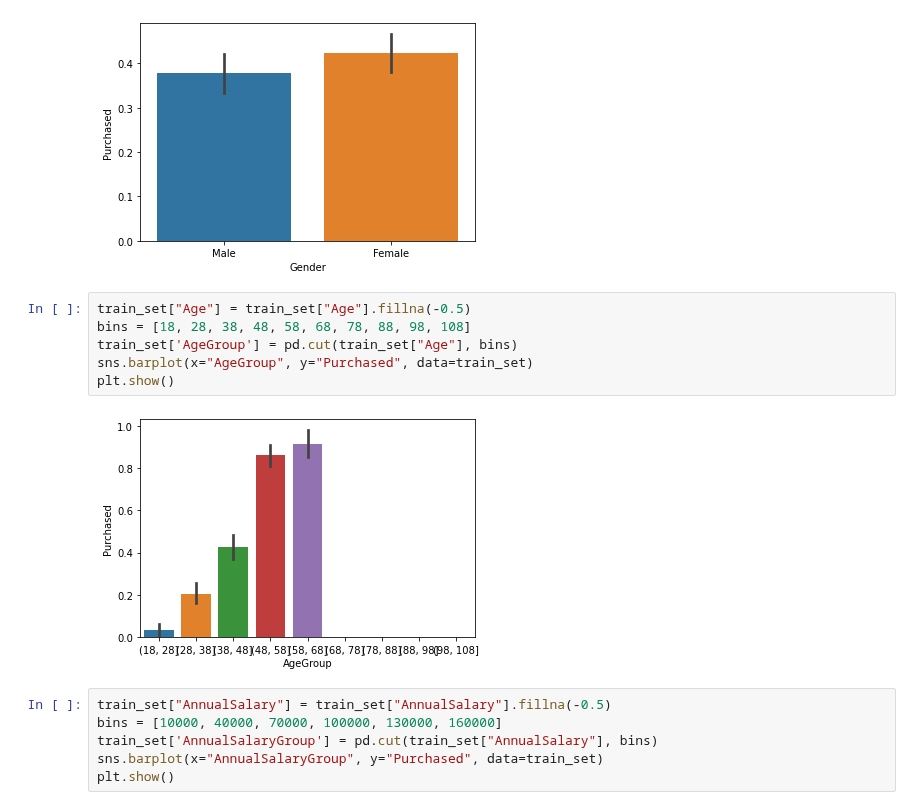
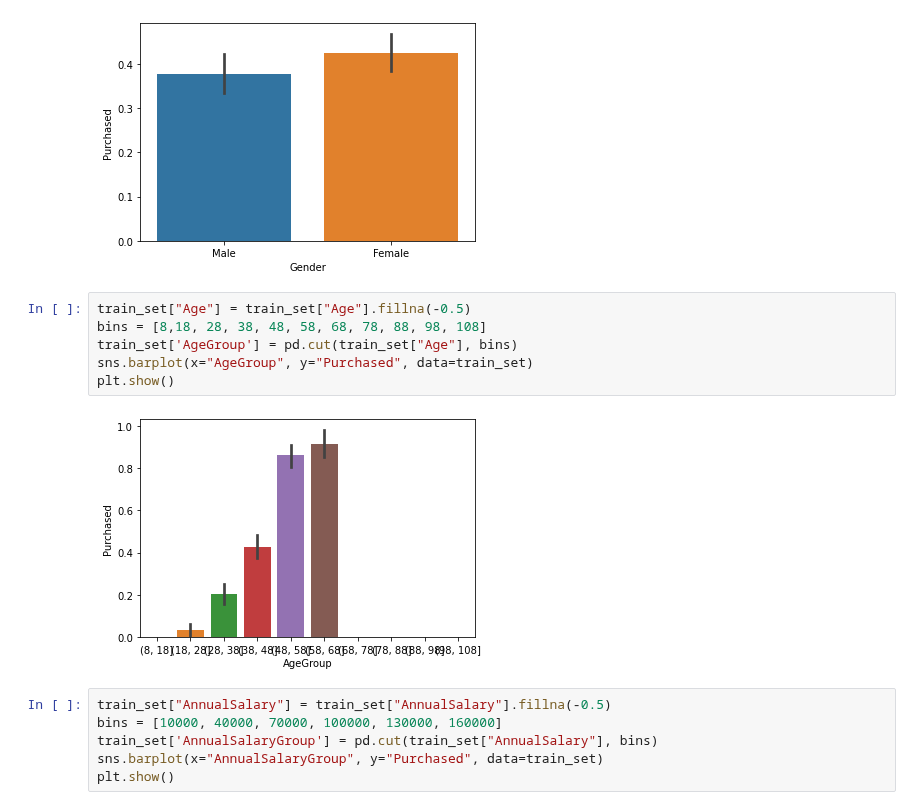
Before and after one commit to sinisaninkovic/project, a Jupyter notebook: ML Task.ipynb, the cells around one changed output. Drawn from its saved outputs; the diff is of its cells as text.

```diff
--- a/ML Task.ipynb
+++ b/ML Task.ipynb
@@ -53,12 +53,12 @@ Percentage of female who purchased: 42.44186046511628
 [figure]
 # %%
 train_set["Age"] = train_set["Age"].fillna(-0.5)
-bins = [18, 28, 38, 48, 58, 68, 78, 88, 98, 108]
+bins = [8,18, 28, 38, 48, 58, 68, 78, 88, 98, 108]
 train_set['AgeGroup'] = pd.cut(train_set["Age"], bins)
 sns.barplot(x="AgeGroup", y="Purchased", data=train_set)
 plt.show()
 # %% [output]
-[figure, old version]
+[figure, new version]
 # %%
 train_set["AnnualSalary"] = train_set["AnnualSalary"].fillna(-0.5)
 bins = [10000, 40000, 70000, 100000, 130000, 160000]
```
Also changed, not shown: parts of 5 cells of this notebook, 1 other file.
